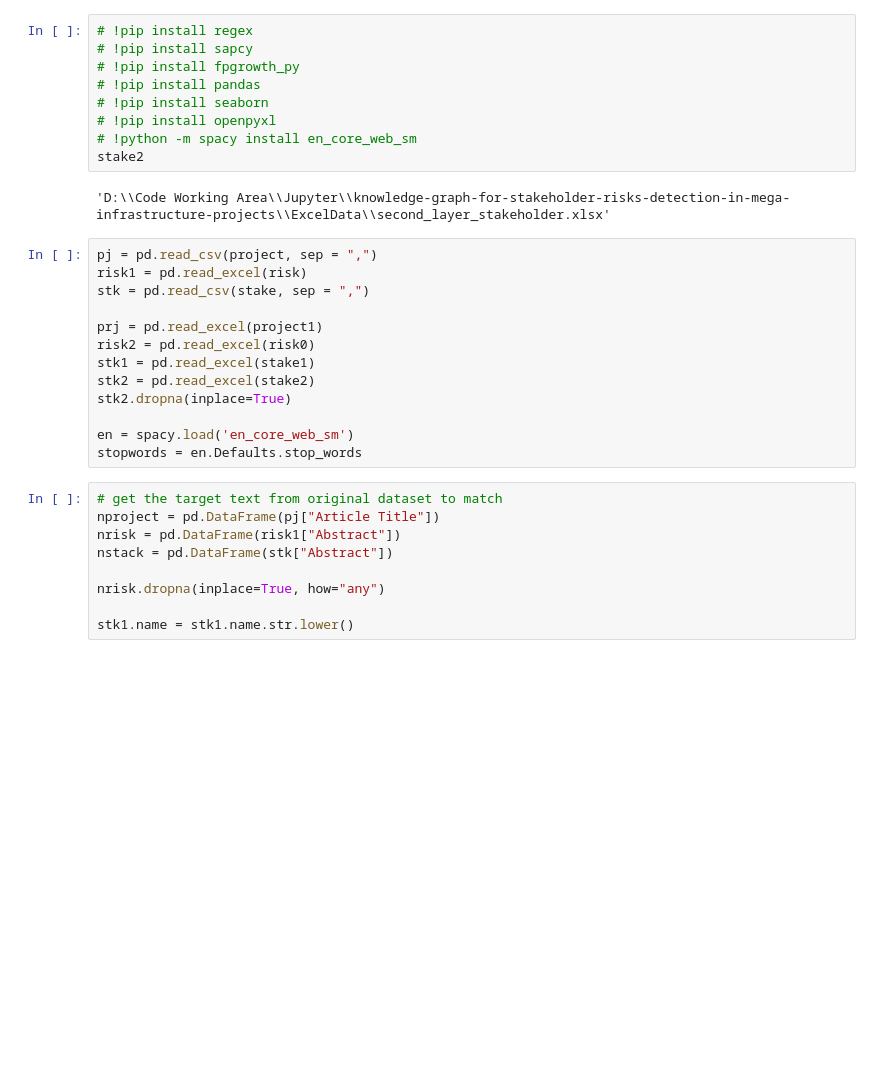
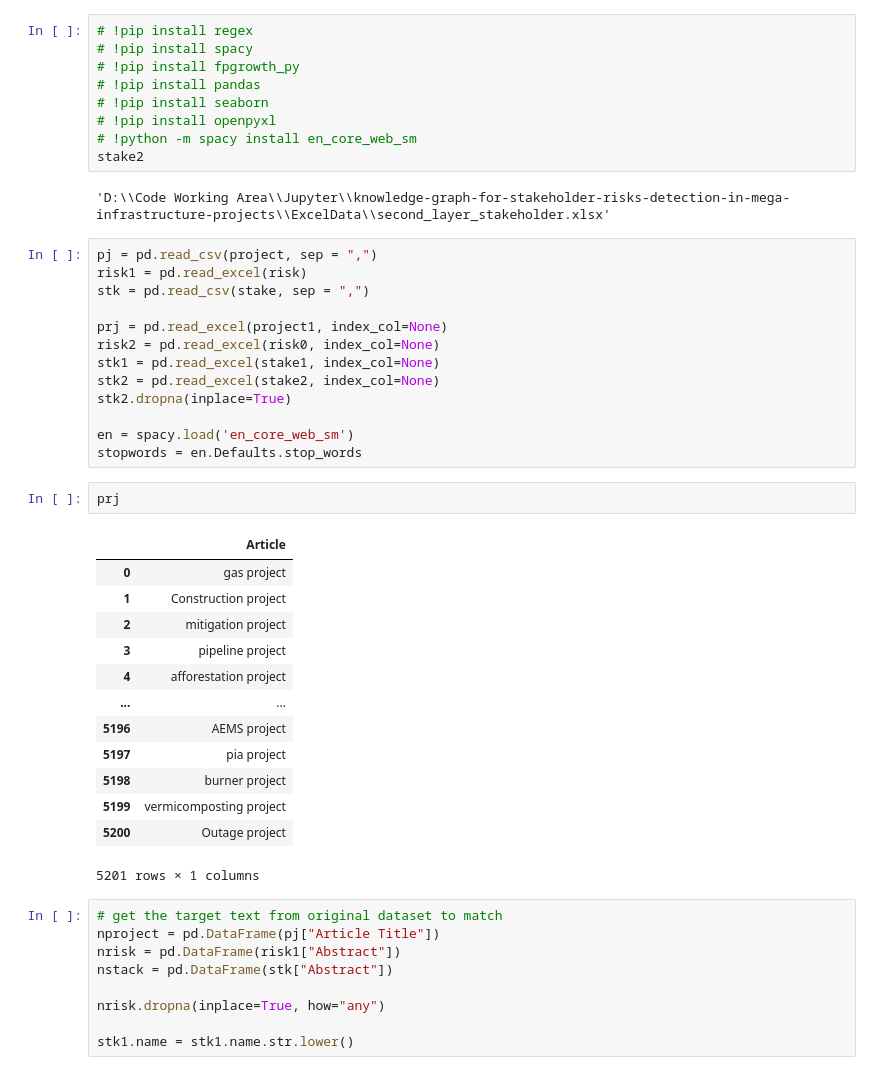
Before and after one commit to sinomark123/knowledge-graph-for-stakeholder-risks-detection-in-mega-infrastructure-projects, a Jupyter notebook: NPL -- BRE/Object Three.ipynb, the cells around one changed output. Saved outputs shown, nothing was run; the diff lists cells and outputs as text; blank space fills up the shorter version.

```diff
--- a/NPL -- BRE/Object Three.ipynb
+++ b/NPL -- BRE/Object Three.ipynb
@@ -26,7 +29,7 @@ stake1 = pathprefix+"\\New_StakeHolder_Abstract.xlsx"
 stake2 = pathprefix+"\\second_layer_stakeholder.xlsx"
 # %%
 # !pip install regex
-# !pip install sapcy
+# !pip install spacy
 # !pip install fpgrowth_py
 # !pip install pandas
 # !pip install seaborn
@@ -40,14 +43,30 @@ pj = pd.read_csv(project, sep = ",")
 risk1 = pd.read_excel(risk)
 stk = pd.read_csv(stake, sep = ",")
 
-prj = pd.read_excel(project1)
-risk2 = pd.read_excel(risk0)
-stk1 = pd.read_excel(stake1)
-stk2 = pd.read_excel(stake2)
+prj = pd.read_excel(project1, index_col=None)
+risk2 = pd.read_excel(risk0, index_col=None)
+stk1 = pd.read_excel(stake1, index_col=None)
+stk2 = pd.read_excel(stake2, index_col=None)
 stk2.dropna(inplace=True)
 
 en = spacy.load('en_core_web_sm')
 stopwords = en.Defaults.stop_words
+# %%
+prj
+# %% [output]
+|  | Article |
+| 0 | gas project |
+| 1 | Construction project |
+| 2 | mitigation project |
+| 3 | pipeline project |
+| 4 | afforestation project |
+| ... | ... |
+| 5196 | AEMS project |
+| 5197 | pia project |
+| 5198 | burner project |
+| 5199 | vermicomposting project |
+| 5200 | Outage project |
+5201 rows × 1 columns
 # %%
 # get the target text from original dataset to match
 nproject = pd.DataFrame(pj["Article Title"])
```
Also changed, not shown: parts of 36 cells of this notebook, 7 other files.
